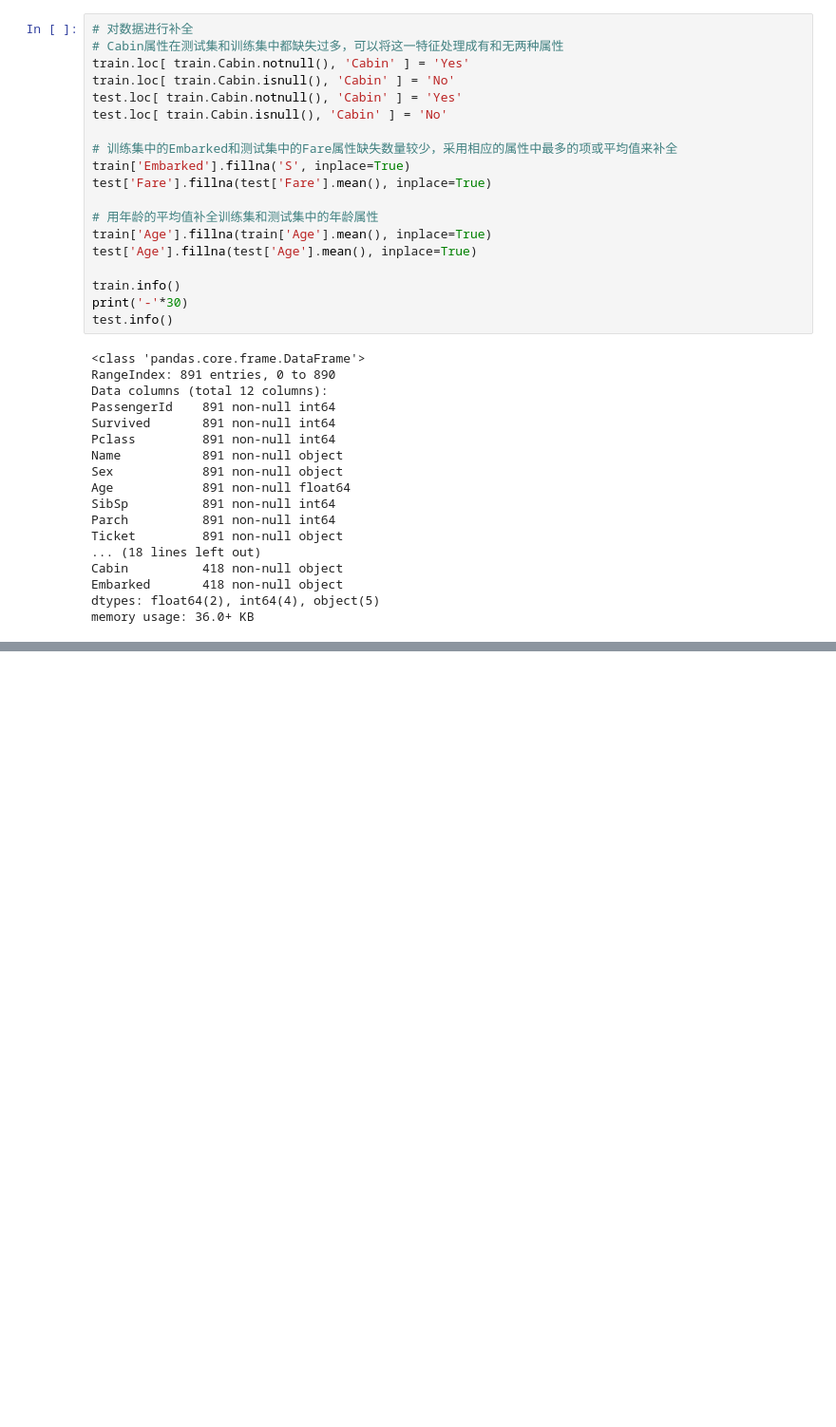
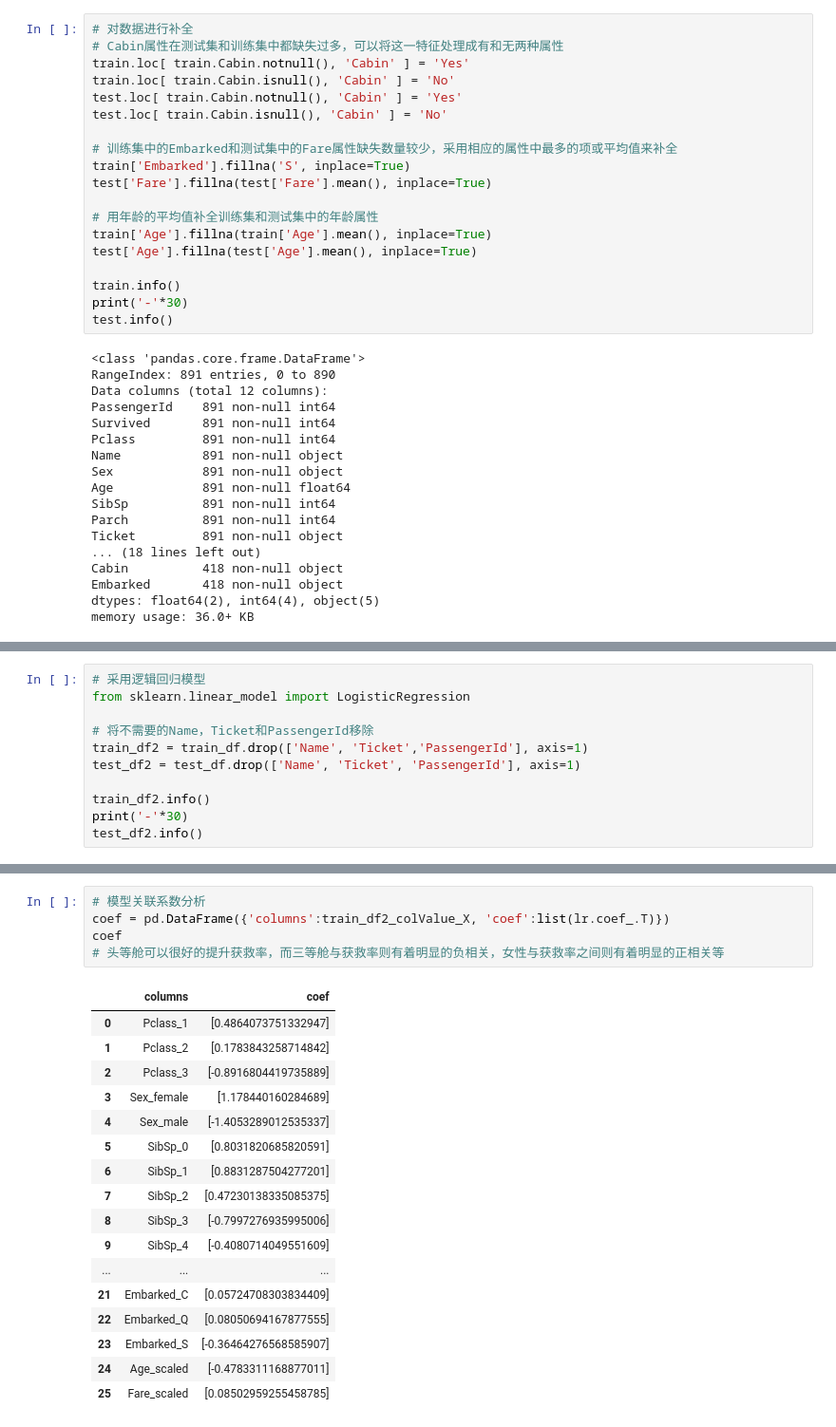
Before and after one commit to liy1046381890/jupyte-notebook, a Jupyter notebook: titanic.ipynb, the cells around one changed output, grey strips where cells are left out. Shown at 95% size. Drawn from its saved outputs; the diff is of its cells as text; blank space fills up the shorter version.

```diff
--- a/titanic.ipynb
+++ b/titanic.ipynb
@@ -201,0 +244,11 @@ memory usage: 36.0+ KB
+# %%
+# 采用逻辑回归模型
+from sklearn.linear_model import LogisticRegression
+
+# 将不需要的Name，Ticket和PassengerId移除
+train_df2 = train_df.drop(['Name', 'Ticket','PassengerId'], axis=1)
+test_df2 = test_df.drop(['Name', 'Ticket', 'PassengerId'], axis=1)
+
+train_df2.info()
+print('-'*30)
+test_df2.info()
@@ -201,0 +315,23 @@ memory usage: 36.0+ KB
+# %%
+# 模型关联系数分析
+coef = pd.DataFrame({'columns':train_df2_colValue_X, 'coef':list(lr.coef_.T)})
+coef
+# 头等舱可以很好的提升获救率，而三等舱与获救率则有着明显的负相关，女性与获救率之间则有着明显的正相关等
+# %% [output]
+|  | columns | coef |
+| 0 | Pclass_1 | [0.4864073751332947] |
+| 1 | Pclass_2 | [0.1783843258714842] |
+| 2 | Pclass_3 | [-0.8916804419735889] |
+| 3 | Sex_female | [1.178440160284689] |
+| 4 | Sex_male | [-1.4053289012535337] |
+| 5 | SibSp_0 | [0.8031820685820591] |
+| 6 | SibSp_1 | [0.8831287504277201] |
+| 7 | SibSp_2 | [0.47230138335085375] |
+| 8 | SibSp_3 | [-0.7997276935995006] |
+| 9 | SibSp_4 | [-0.4080714049551609] |
+| ... | ... | ... |
+| 21 | Embarked_C | [0.05724708303834409] |
+| 22 | Embarked_Q | [0.08050694167877555] |
+| 23 | Embarked_S | [-0.36464276568585907] |
+| 24 | Age_scaled | [-0.4783311168877011] |
+| 25 | Fare_scaled | [0.08502959255458785] |
```
Also changed, not shown: parts of 11 cells of this notebook, 2 other files.
